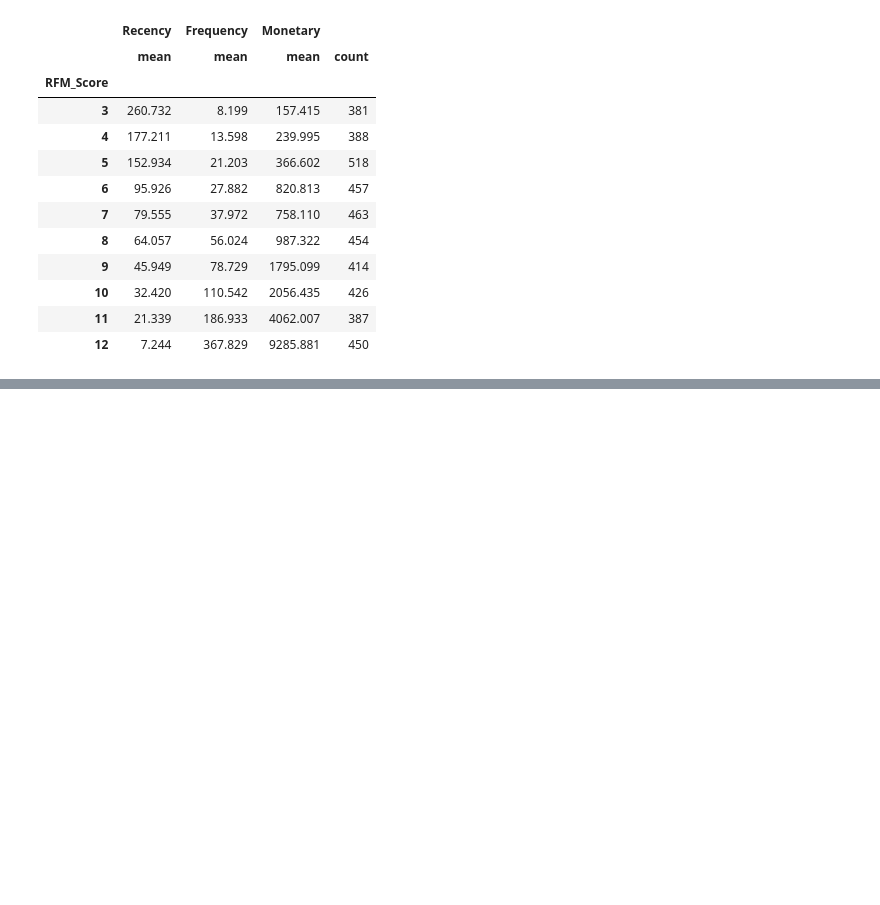
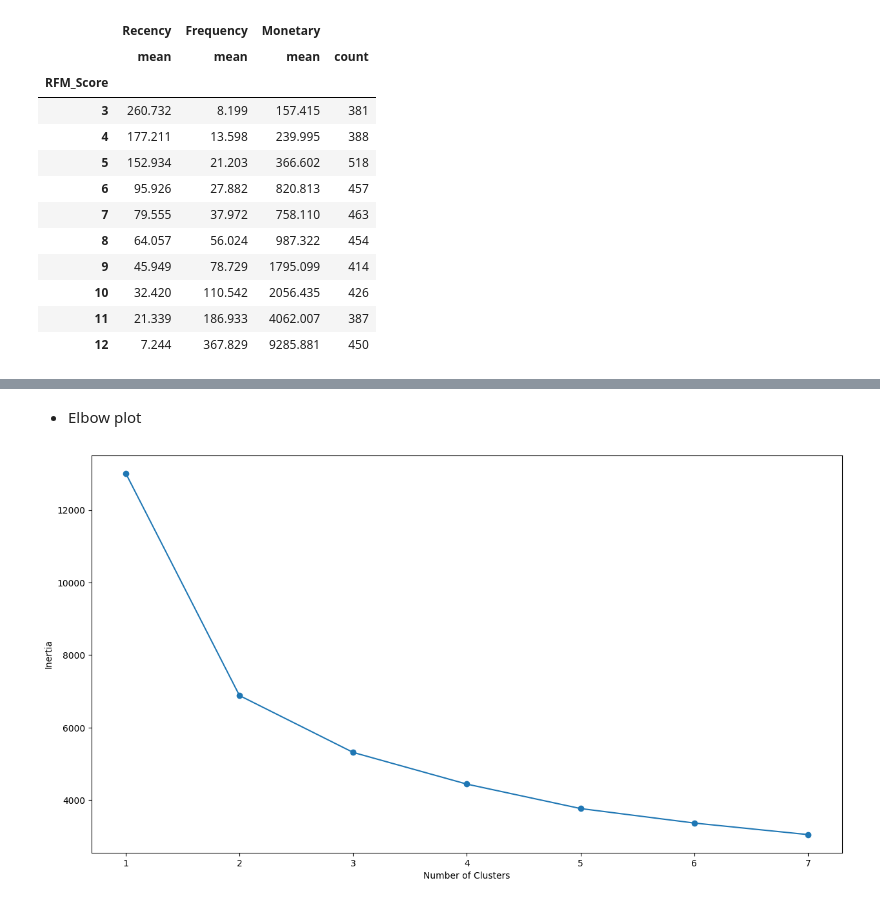
Before and after one commit to HarshTanwar001/Cohort-Analysis, a Jupyter notebook: Cohort_Analysis.ipynb, the cells around one changed output, grey strips where cells are left out. Cells and saved outputs as stored; diff of their text form; code cells hidden in the pictures; blank space fills up the shorter version.

```diff
--- a/Cohort_Analysis.ipynb
+++ b/Cohort_Analysis.ipynb
@@ -489,0 +539,27 @@ rfm.groupby('RFM_Score').agg({
+# %%
+# Normalizing the variables
+
+scaler = StandardScaler()
+scaler.fit(rfm_log)
+rfm_normalized = scaler.transform(rfm_log)
+# %% [markdown]
+- Elbow plot
+# %%
+ks = range(1, 8)
+inertias = []
+
+
+for k in ks :
+    kc = KMeans(n_clusters=k, random_state=1)
+    kc.fit(rfm_normalized)
+    inertias.append(kc.inertia_)
+
+
+f, ax = plt.subplots(figsize=(15, 8))
+plt.plot(ks, inertias, '-o')
+plt.xlabel('Number of Clusters')
+plt.ylabel('Inertia')
+plt.xticks(ks)
+plt.show()
+# %% [output]
+[figure, added]
```
Also changed, not shown: parts of 13 cells of this notebook.
